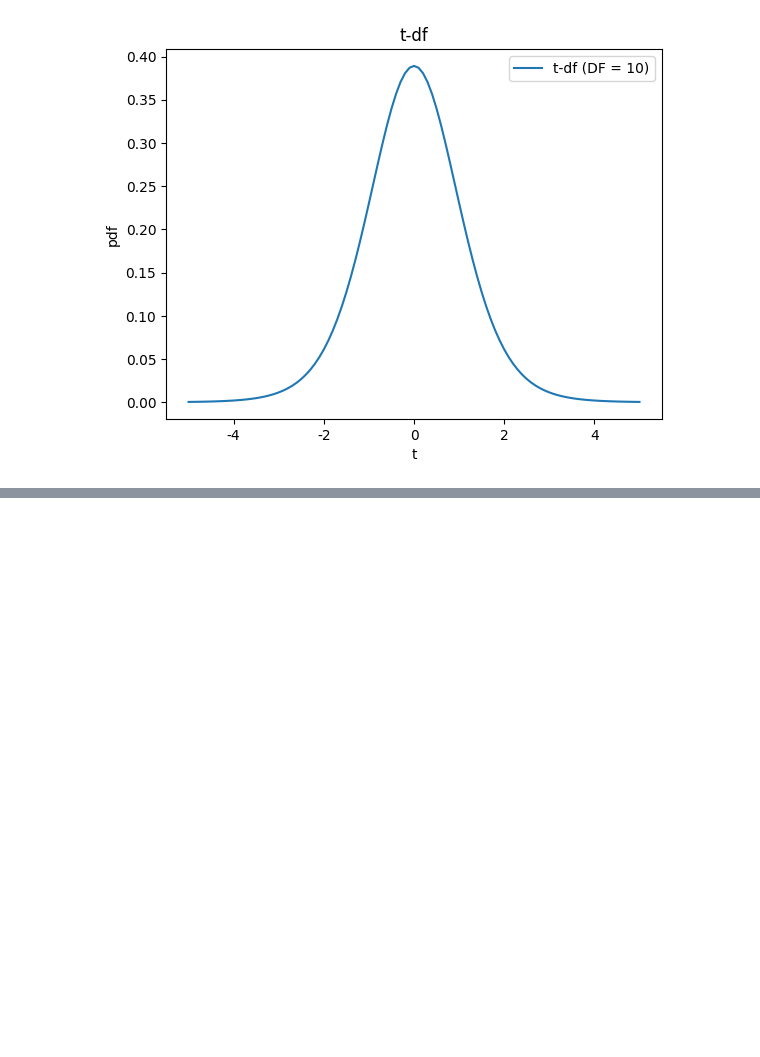
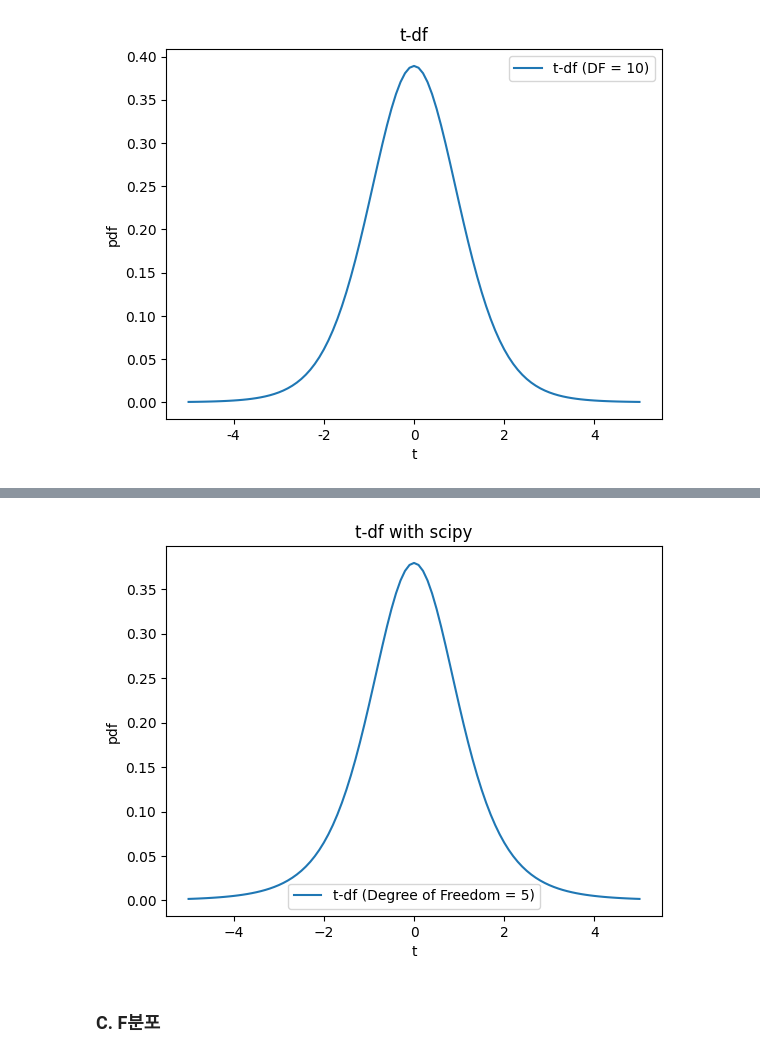
Before and after one commit to shoni0325/basic_python, a Jupyter notebook: shoni_train/statistic/distribution.ipynb, the cells around one changed output, grey strips where cells are left out. Cells and saved outputs as stored; diff of their text form; code cells hidden in the pictures; blank space fills up the shorter version.

```diff
--- a/shoni_train/statistic/distribution.ipynb
+++ b/shoni_train/statistic/distribution.ipynb
@@ -385,0 +441,21 @@ findfont: Font family 'MalgunGothic' not found.
+# %%
+def t_df_stats(DF):
+    import scipy.stats as stats
+    import numpy as np
+    import matplotlib.pyplot as plt
+
+    t = np.linspace(-5, 5, 101)
+    y1 = stats.t(DF).pdf(t)
+
+    plt.plot(t, y1)
+    plt.xlabel("t")
+    plt.ylabel("pdf")
+    plt.title("t-df with scipy")
+    plt.legend([f"t-df (Degree of Freedom = {DF})"])
+    plt.show()
+
+t_df_stats(5)
+# %% [output]
+[figure, added]
+# %% [markdown]
+### C. F분포
```
Also changed, not shown: parts of 10 cells of this notebook, 7 other files.
